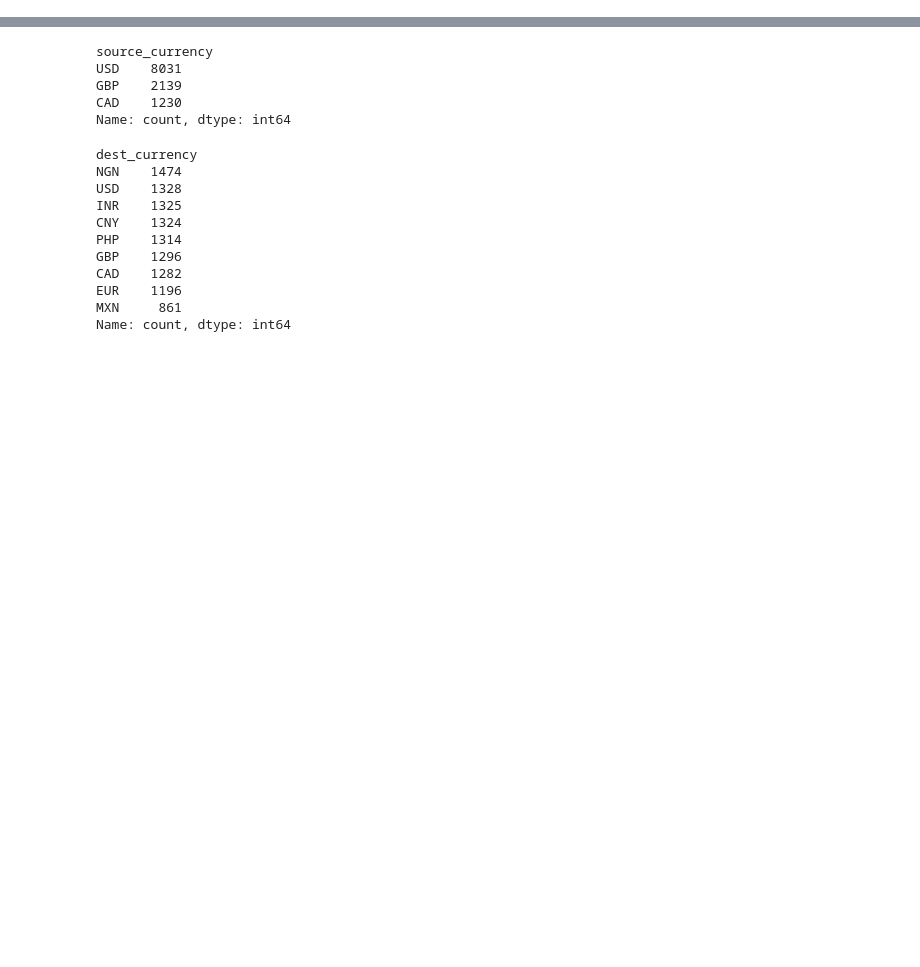
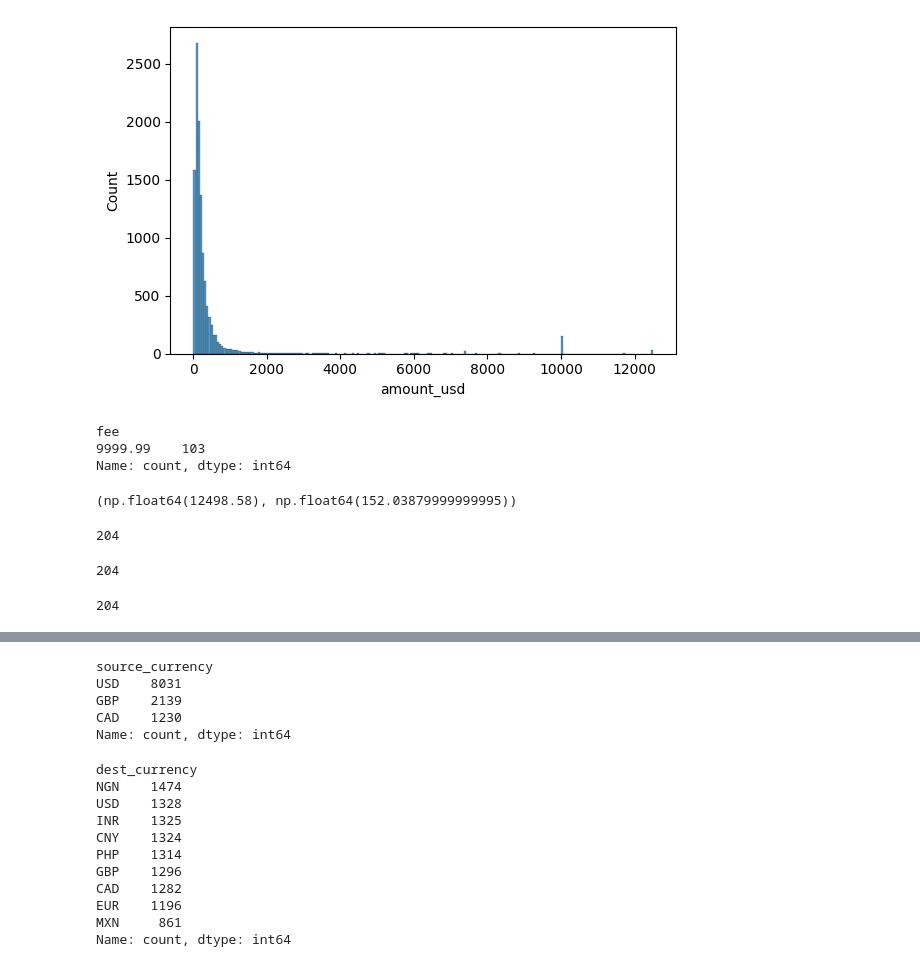
Before and after one commit to sarbol/Financial_Transaction_Fraud_Detection, a Jupyter notebook: notebooks/01_exploratory_data_analysis.ipynb, the cells around one changed output, grey strips where cells are left out. Drawn from its saved outputs; the diff is of its cells as text; code cells hidden in the pictures; blank space fills up the shorter version.

```diff
--- a/notebooks/01_exploratory_data_analysis.ipynb
+++ b/notebooks/01_exploratory_data_analysis.ipynb
@@ -38,0 +298,2 @@ dtype: float64
+# %%
+df.amount_src = df.amount_src.str.replace(",", "").astype(float)
@@ -38,0 +320,2 @@ dtype: float64
+# %%
+df.loc[df.amount_src < 0, "amount_src"] = df.loc[df.amount_src < 0, "amount_src"].abs()
@@ -38,0 +344,11 @@ dtype: float64
+# %%
+def convert_currency(currency: str, value: float) -> float:
+
+    conversion = {
+        "USD": 1.0,
+        "GBP": 0.8,
+        "CAD": 1.35
+    }
+
+    rate = conversion.get(currency)
+    return round(value / rate, 2)
@@ -38,0 +371,33 @@ dtype: float64
+# %%
+df.loc[df.amount_usd.isnull(), "amount_usd"] = df.loc[df.amount_usd.isnull(), ["source_currency", "amount_src"]].apply(lambda x: convert_currency(x.source_currency, x.amount_src), axis = 1)
+# %%
+fig, ax = plt.subplots(figsize = (6, 4))
+
+sns.histplot(df.amount_usd, ax = ax)
+
+plt.tight_layout()
+plt.show()
+# %% [output]
+[figure, added]
+# %%
+df.loc[(df.fee.notnull()) & (df.fee > 500), "fee"].value_counts()
+# %% [output]
+fee
+9999.99    103
+Name: count, dtype: int64
+# %%
+df.amount_usd.max(), df.fee.quantile(0.99)
+# %% [output]
+(np.float64(12498.58), np.float64(152.03879999999995))
+# %%
+df.loc[df.txn_velocity_1h < 0].shape[0]
+# %% [output]
+204
+# %%
+df.loc[df.device_trust_score < 0].shape[0]
+# %% [output]
+204
+# %%
+df.loc[df.ip_risk_score == 1.2].shape[0]
+# %% [output]
+204
```
Also changed, not shown: parts of 56 cells of this notebook.
